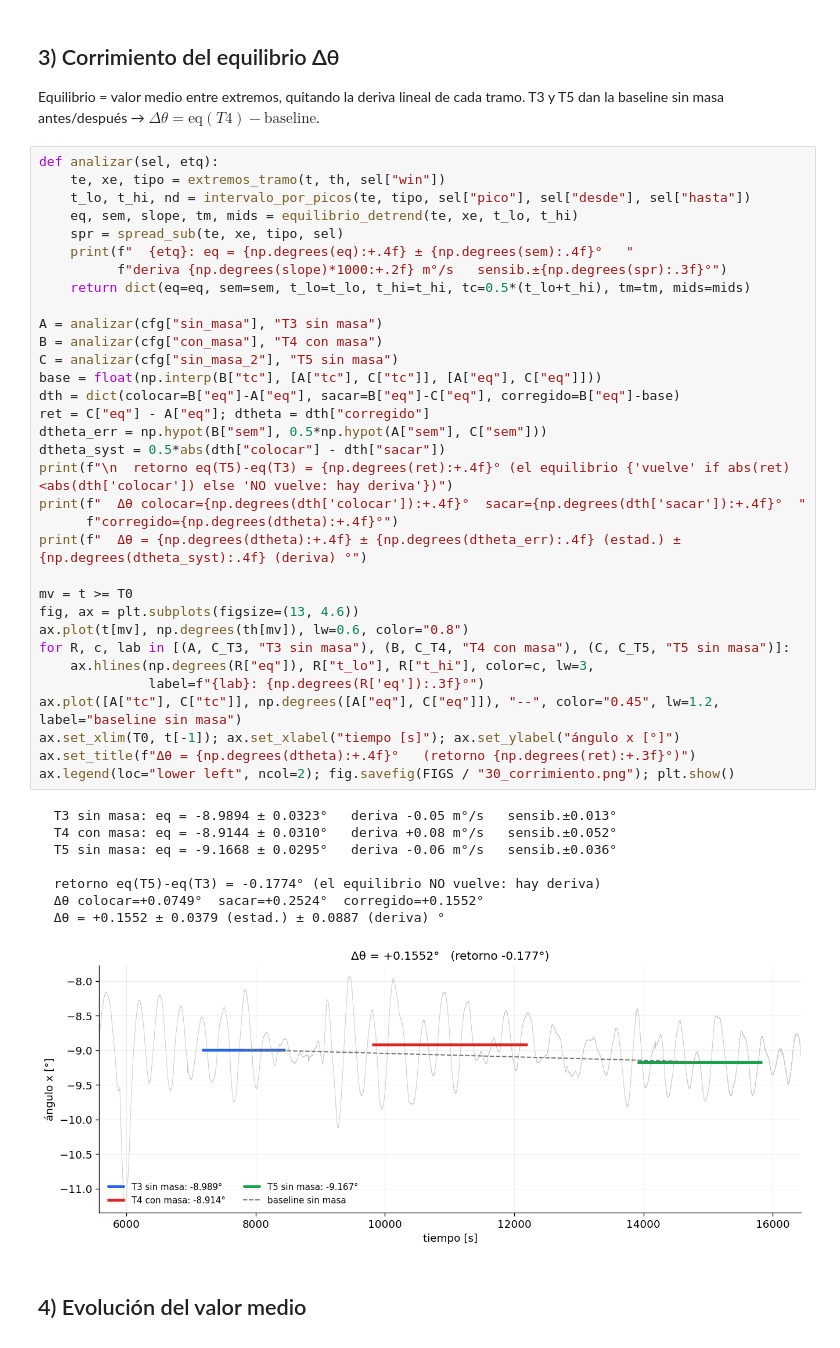
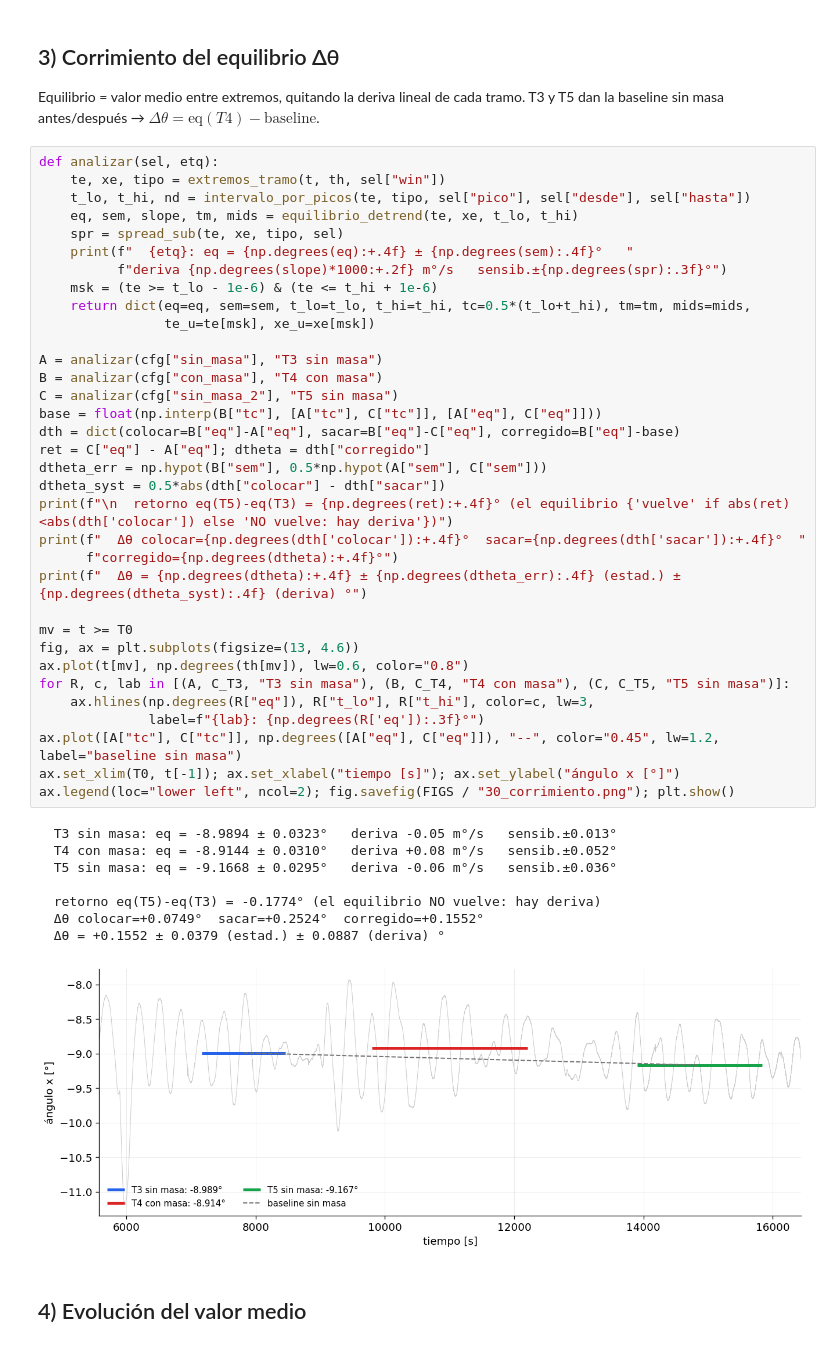
Before and after one commit to lennystratas/labo-4-2026, a Jupyter notebook: CAVENDISH/Análisis/cavendish_G.ipynb, the cells around one changed output. Saved outputs shown, nothing was run; the diff lists cells and outputs as text.

```diff
--- a/CAVENDISH/Análisis/cavendish_G.ipynb
+++ b/CAVENDISH/Análisis/cavendish_G.ipynb
@@ -335,40 +334,41 @@ def analizar(sel, etq):
     spr = spread_sub(te, xe, tipo, sel)
     print(f"  {etq}: eq = {np.degrees(eq):+.4f} ± {np.degrees(sem):.4f}°   "
           f"deriva {np.degrees(slope)*1000:+.2f} m°/s   sensib.±{np.degrees(spr):.3f}°")
-    return dict(eq=eq, sem=sem, t_lo=t_lo, t_hi=t_hi, tc=0.5*(t_lo+t_hi), tm=tm, mids=mids)
+    msk = (te >= t_lo - 1e-6) & (te <= t_hi + 1e-6)
+    return dict(eq=eq, sem=sem, t_lo=t_lo, t_hi=t_hi, tc=0.5*(t_lo+t_hi), tm=tm, mids=mids,
+                te_u=te[msk], xe_u=xe[msk])
 
 A = analizar(cfg["sin_masa"], "T3 sin masa")
 B = analizar(cfg["con_masa"], "T4 con masa")
 C = analizar(cfg["sin_masa_2"], "T5 sin masa")
 base = float(np.interp(B["tc"], [A["tc"], C["tc"]], [A["eq"], C["eq"]]))
 dth = dict(colocar=B["eq"]-A["eq"], sacar=B["eq"]-C["eq"], corregido=B["eq"]-base)
 ret = C["eq"] - A["eq"]; dtheta = dth["corregido"]
 dtheta_err = np.hypot(B["sem"], 0.5*np.hypot(A["sem"], C["sem"]))
 dtheta_syst = 0.5*abs(dth["colocar"] - dth["sacar"])
 print(f"\n  retorno eq(T5)-eq(T3) = {np.degrees(ret):+.4f}° (el equilibrio {'vuelve' if abs(ret)<abs(dth['colocar']) else 'NO vuelve: hay deriva'})")
 print(f"  Δθ colocar={np.degrees(dth['colocar']):+.4f}°  sacar={np.degrees(dth['sacar']):+.4f}°  "
       f"corregido={np.degrees(dtheta):+.4f}°")
 print(f"  Δθ = {np.degrees(dtheta):+.4f} ± {np.degrees(dtheta_err):.4f} (estad.) ± {np.degrees(dtheta_syst):.4f} (deriva) °")
 
 mv = t >= T0
 fig, ax = plt.subplots(figsize=(13, 4.6))
 ax.plot(t[mv], np.degrees(th[mv]), lw=0.6, color="0.8")
 for R, c, lab in [(A, C_T3, "T3 sin masa"), (B, C_T4, "T4 con masa"), (C, C_T5, "T5 sin masa")]:
     ax.hlines(np.degrees(R["eq"]), R["t_lo"], R["t_hi"], color=c, lw=3,
               label=f"{lab}: {np.degrees(R['eq']):.3f}°")
 ax.plot([A["tc"], C["tc"]], np.degrees([A["eq"], C["eq"]]), "--", color="0.45", lw=1.2, label="baseline sin masa")
 ax.set_xlim(T0, t[-1]); ax.set_xlabel("tiempo [s]"); ax.set_ylabel("ángulo x [°]")
-ax.set_title(f"Δθ = {np.degrees(dtheta):+.4f}°   (retorno {np.degrees(ret):+.3f}°)")
 ax.legend(loc="lower left", ncol=2); fig.savefig(FIGS / "30_corrimiento.png"); plt.show()
 # %% [output]
   T3 sin masa: eq = -8.9894 ± 0.0323°   deriva -0.05 m°/s   sensib.±0.013°
   T4 con masa: eq = -8.9144 ± 0.0310°   deriva +0.08 m°/s   sensib.±0.052°
   T5 sin masa: eq = -9.1668 ± 0.0295°   deriva -0.06 m°/s   sensib.±0.036°
 
   retorno eq(T5)-eq(T3) = -0.1774° (el equilibrio NO vuelve: hay deriva)
   Δθ colocar=+0.0749°  sacar=+0.2524°  corregido=+0.1552°
   Δθ = +0.1552 ± 0.0379 (estad.) ± 0.0887 (deriva) °
-[figure, old version]
+[figure, new version]
 # %% [markdown]
 ## 4) Evolución del valor medio
 # %%
```
Also changed, not shown: parts of 3 cells of this notebook, 4 other files.
